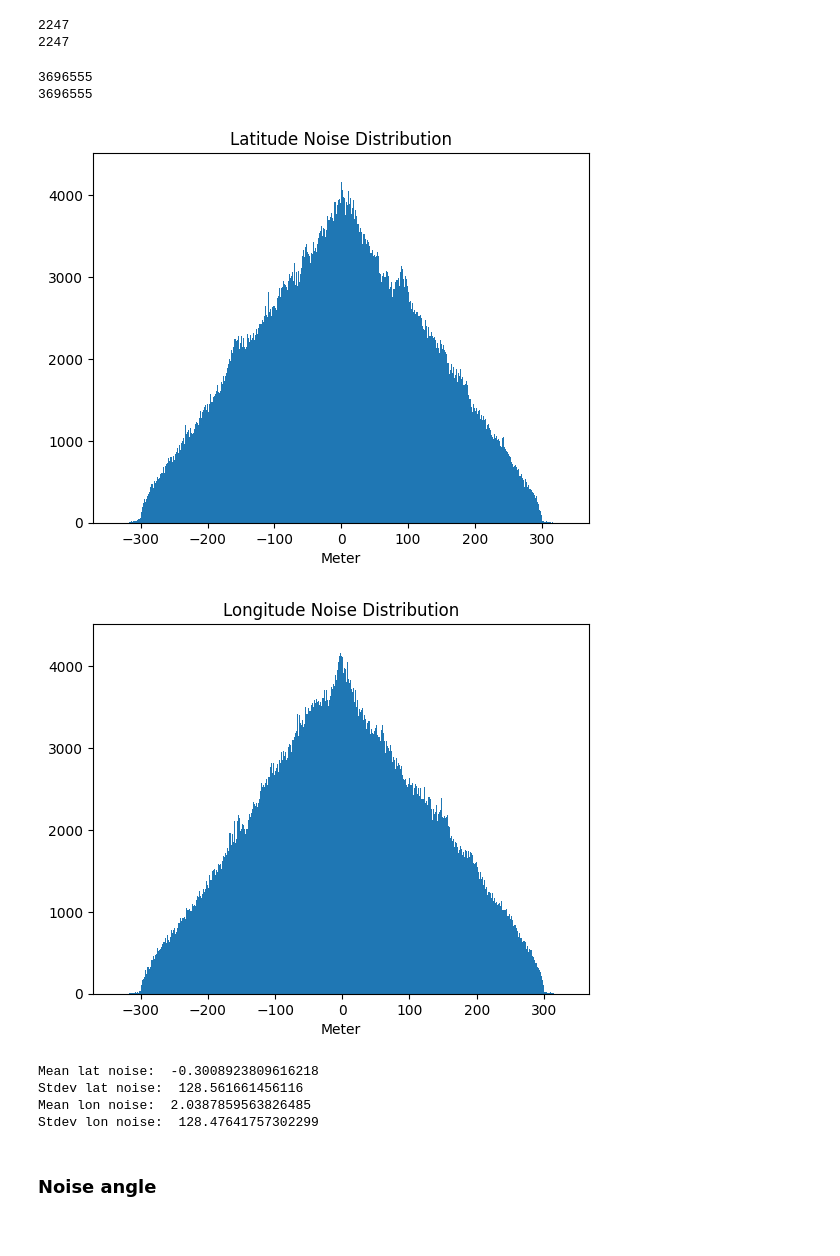
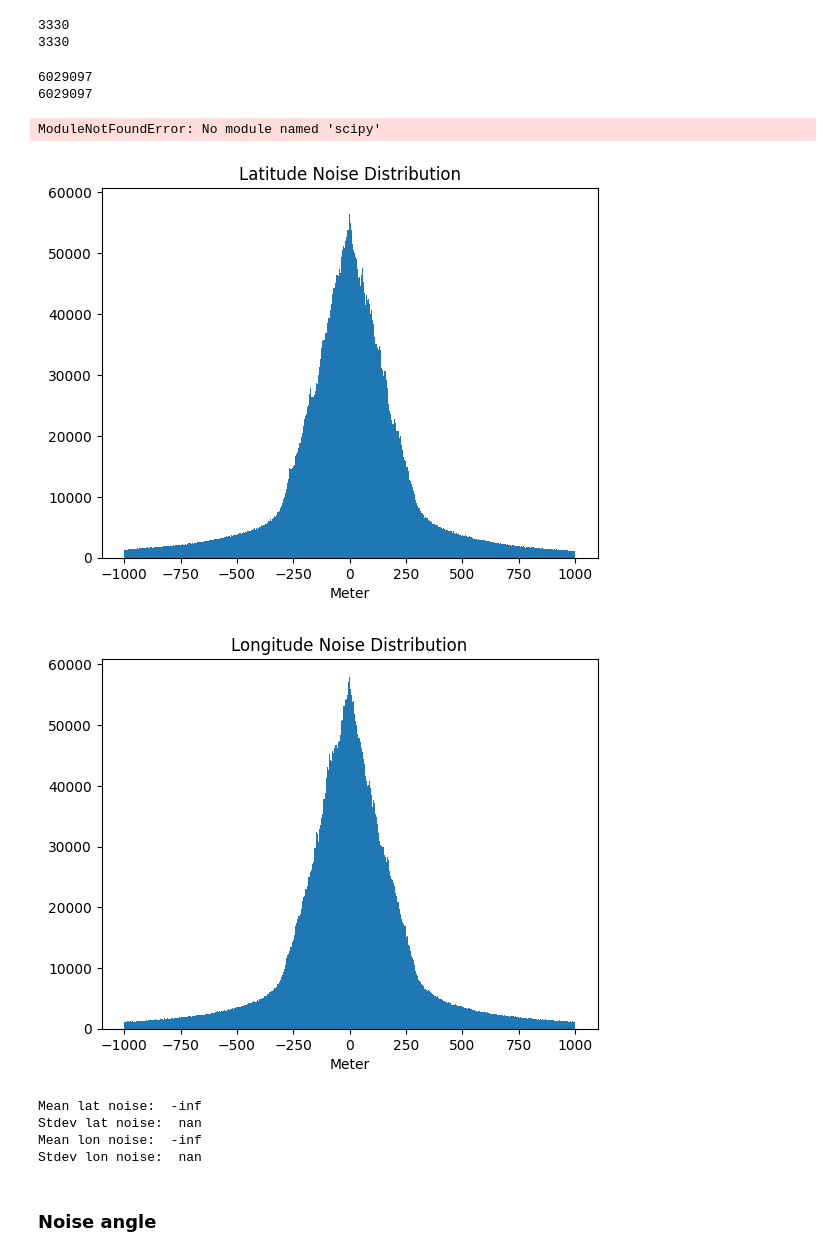
Before and after one commit to dieterj1/thesis, a Jupyter notebook: geolife/noise_distribution.ipynb, the cells around one changed output. Drawn from its saved outputs; the diff is of its cells as text; code cells hidden in the pictures.

```diff
--- a/geolife/noise_distribution.ipynb
+++ b/geolife/noise_distribution.ipynb
@@ -12,8 +12,8 @@ import seaborn as sns
 traces = []
 processed_traces = []
 
-for i in range(15):
-    traces.extend(read_geolife.read_all_of_user(f"{i:03}"))
+for i in range(25):
+    traces.extend(read_geolife.read_all_of_user(i))
 for trace in traces:
     # Convert timestamp to epoch
     trace['Datetime'] = pd.to_datetime(trace['Datetime']).astype(int) / 10**9
@@ -38,13 +38,13 @@ perturbed_traces = tr.perturb_traces(
 print(len(traces))
 print(len(perturbed_traces))
 # %% [output]
-2247
-2247
+3330
+3330
 # %%
 lat_noise = []
 lon_noise = []
 angles = []
-wgs84_to_utm = Transformer.from_crs(4326, 4547, always_xy=True)
+wgs84_to_utm = Transformer.from_crs(4326, 32650, always_xy=True)
 
 for trace_idx in range(len(traces)):
     for point_idx in range(len(traces[trace_idx])):
@@ -69,30 +69,60 @@ for trace_idx in range(len(traces)):
 print(len(angles))
 print(len(lat_noise))
 # %% [output]
-3696555
-3696555
+6029097
+6029097
+# %%
+import numpy as np
+import matplotlib.pyplot as plt
+from scipy.stats import norm
+
+# Assuming lat_noise is your data
+lat_noise = np.random.normal(loc=0, scale=100, size=1000)  # Example, replace with your data
+
+# Fit a Gaussian distribution to the lat_noise data
+mu, std = norm.fit(lat_noise)
+
+# Plot the histogram
+plt.hist(lat_noise, bins=500, range=[-1000, 1000], density=True, alpha=0.6, color='g', label='Lat Noise Histogram')
+
+# Plot the PDF of the fitted Gaussian distribution
+xmin, xmax = plt.xlim()  # Get the current x-axis limits
+x = np.linspace(xmin, xmax, 100)  # Create a range of x values
+p = norm.pdf(x, mu, std)  # Calculate the PDF
+plt.plot(x, p, 'k', linewidth=2, label=f'Gaussian Fit')
+
+# Add titles and labels
+plt.title('Latitude Noise Distribution')
+plt.xlabel('Meter')
+plt.ylabel('Density')
+plt.legend()
+
+# Show the plot
+plt.show()
+# %% [output]
+ModuleNotFoundError: No module named 'scipy'
 # %%
-plt.hist(lat_noise, bins=2000)
+plt.hist(lat_noise, bins=500, range=[-1000,1000])
 plt.title('Latitude Noise Distribution')
 plt.xlabel('Meter')
 plt.show()
 
-plt.hist(lon_noise, bins=2000)
+plt.hist(lon_noise, bins=500, range=[-1000,1000])
 plt.title('Longitude Noise Distribution')
 plt.xlabel('Meter')
 plt.show()
 
 print("Mean lat noise: ", np.mean(lat_noise))
 print("Stdev lat noise: ", np.std(lat_noise))
 print("Mean lon noise: ", np.mean(lon_noise))
 print("Stdev lon noise: ", np.std(lon_noise))
 # %% [output]
-[figure, old version]
+[figure, new version]
-[figure, old version]
+[figure, new version]
-Mean lat noise:  -0.3008923809616218
-Stdev lat noise:  128.561661456116
-Mean lon noise:  2.0387859563826485
-Stdev lon noise:  128.47641757302299
+Mean lat noise:  -inf
+Stdev lat noise:  nan
+Mean lon noise:  -inf
+Stdev lon noise:  nan
 # %% [markdown]
 ### Noise angle
 # %%
```
Also changed, not shown: parts of 3 cells of this notebook, 29 other files.
